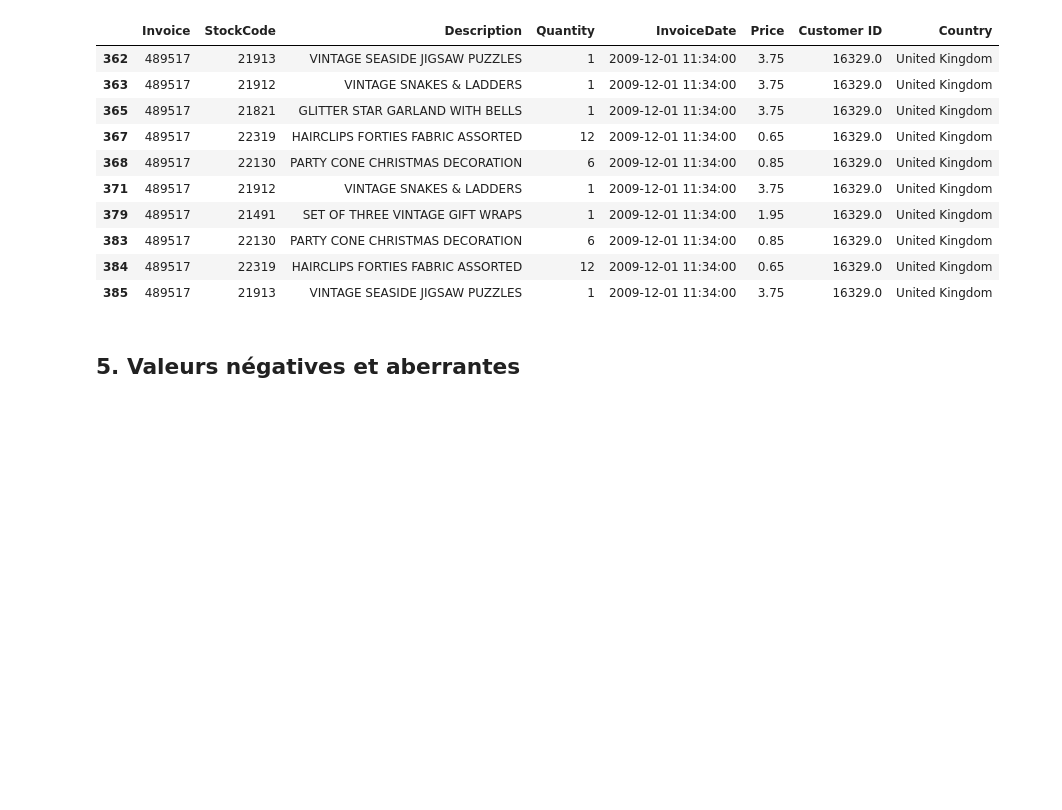
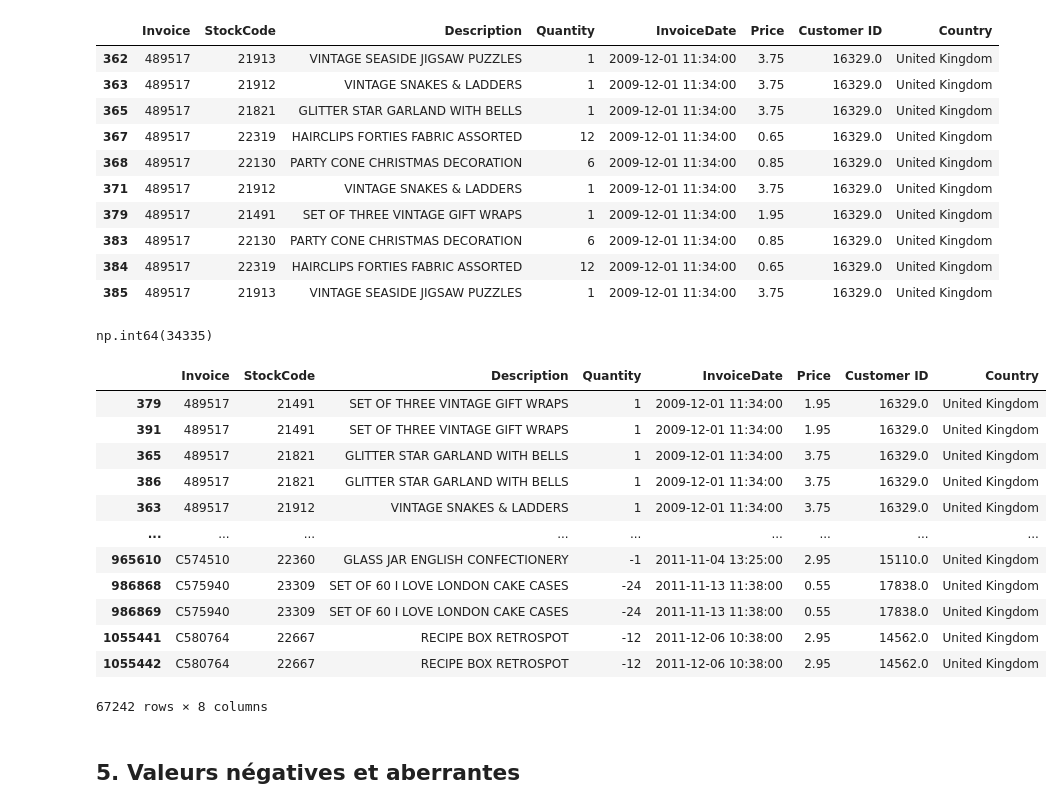
Before and after one commit to amalnekh-20/Projet_Stage_BI, a Jupyter notebook: notebooks/02_eda.ipynb, the cells around one changed output. Drawn from its saved outputs; the diff is of its cells as text; code cells hidden in the pictures; blank space fills up the shorter version.

```diff
--- a/notebooks/02_eda.ipynb
+++ b/notebooks/02_eda.ipynb
@@ -95,6 +123,28 @@ Nombre de doublons : 34335
 | 383 | 489517 | 22130 | PARTY CONE CHRISTMAS DECORATION | 6 | 2009-12-01 11:34:00 | 0.85 | 16329.0 | United Kingdom |
 | 384 | 489517 | 22319 | HAIRCLIPS FORTIES FABRIC ASSORTED | 12 | 2009-12-01 11:34:00 | 0.65 | 16329.0 | United Kingdom |
 | 385 | 489517 | 21913 | VINTAGE SEASIDE JIGSAW PUZZLES | 1 | 2009-12-01 11:34:00 | 3.75 | 16329.0 | United Kingdom |
+# %%
+df.duplicated().sum()
+# %% [output]
+np.int64(34335)
+# %%
+df[df.duplicated(keep=False)].sort_values(
+    by=list(df.columns)
+)
+# %% [output]
+|  | Invoice | StockCode | Description | Quantity | InvoiceDate | Price | Customer ID | Country |
+| 379 | 489517 | 21491 | SET OF THREE VINTAGE GIFT WRAPS | 1 | 2009-12-01 11:34:00 | 1.95 | 16329.0 | United Kingdom |
+| 391 | 489517 | 21491 | SET OF THREE VINTAGE GIFT WRAPS | 1 | 2009-12-01 11:34:00 | 1.95 | 16329.0 | United Kingdom |
+| 365 | 489517 | 21821 | GLITTER STAR GARLAND WITH BELLS | 1 | 2009-12-01 11:34:00 | 3.75 | 16329.0 | United Kingdom |
+| 386 | 489517 | 21821 | GLITTER STAR GARLAND WITH BELLS | 1 | 2009-12-01 11:34:00 | 3.75 | 16329.0 | United Kingdom |
+| 363 | 489517 | 21912 | VINTAGE SNAKES & LADDERS | 1 | 2009-12-01 11:34:00 | 3.75 | 16329.0 | United Kingdom |
+| ... | ... | ... | ... | ... | ... | ... | ... | ... |
+| 965610 | C574510 | 22360 | GLASS JAR ENGLISH CONFECTIONERY | -1 | 2011-11-04 13:25:00 | 2.95 | 15110.0 | United Kingdom |
+| 986868 | C575940 | 23309 | SET OF 60 I LOVE LONDON CAKE CASES | -24 | 2011-11-13 11:38:00 | 0.55 | 17838.0 | United Kingdom |
+| 986869 | C575940 | 23309 | SET OF 60 I LOVE LONDON CAKE CASES | -24 | 2011-11-13 11:38:00 | 0.55 | 17838.0 | United Kingdom |
+| 1055441 | C580764 | 22667 | RECIPE BOX RETROSPOT | -12 | 2011-12-06 10:38:00 | 2.95 | 14562.0 | United Kingdom |
+| 1055442 | C580764 | 22667 | RECIPE BOX RETROSPOT | -12 | 2011-12-06 10:38:00 | 2.95 | 14562.0 | United Kingdom |
+67242 rows × 8 columns
 # %% [markdown]
 ## 5. Valeurs négatives et aberrantes
 # %%
```
Also changed, not shown: parts of 5 cells of this notebook, 21 other files.
